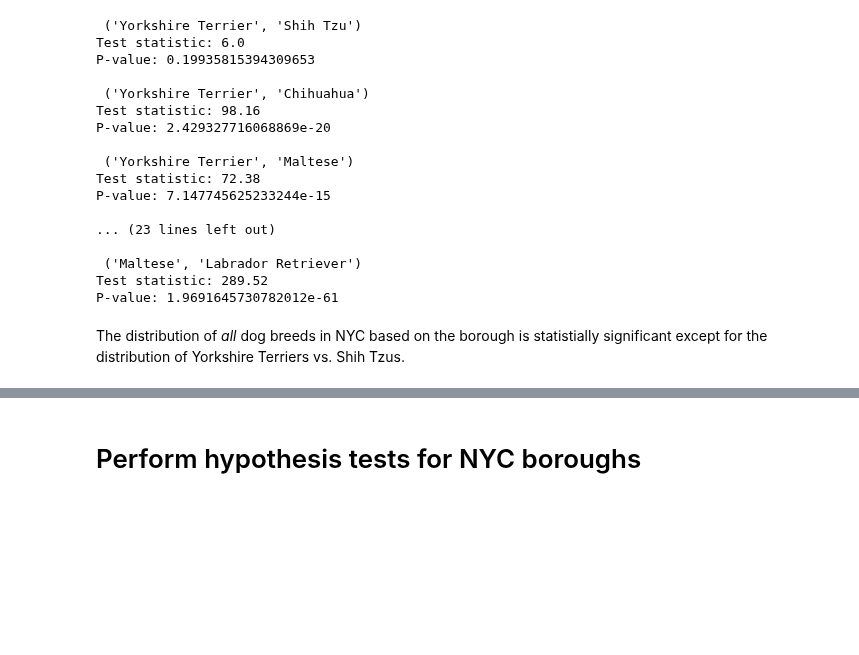
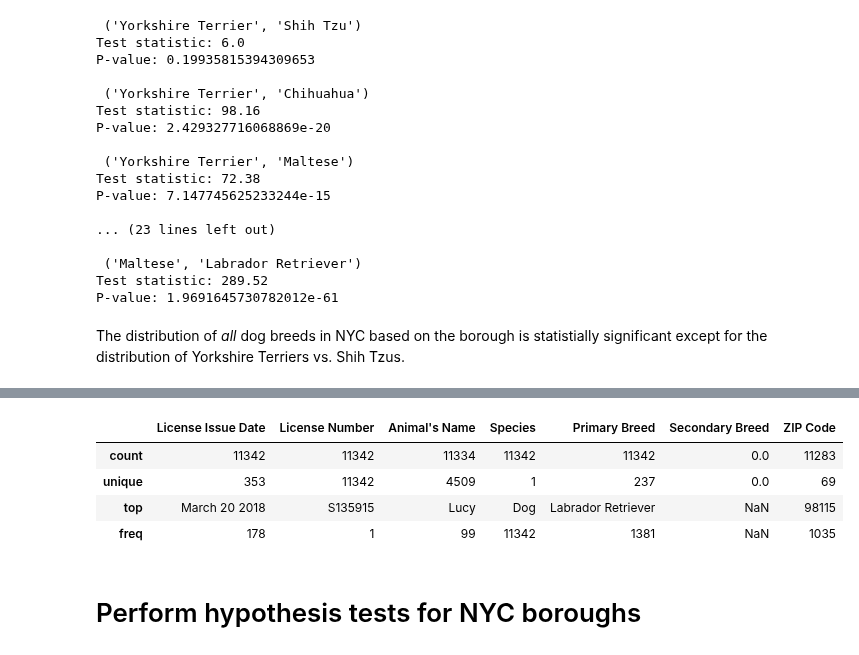
Before and after one commit to Save-All-The-Pets/dog_attributes, a Jupyter notebook: src/analysis.ipynb, the cells around one changed output, grey strips where cells are left out. Cells and saved outputs as stored; diff of their text form; code cells hidden in the pictures; blank space fills up the shorter version.

```diff
--- a/src/analysis.ipynb
+++ b/src/analysis.ipynb
@@ -352 +374,9 @@ Seattle data includes both primary and secondary breeds. Where both are given, s
+# %%
+seattle_attrib.describe()
+# %% [output]
+|  | License Issue Date | License Number | Animal's Name | Species | Primary Breed | Secondary Breed | ZIP Code |
+| count | 11342 | 11342 | 11334 | 11342 | 11342 | 0.0 | 11283 |
+| unique | 353 | 11342 | 4509 | 1 | 237 | 0.0 | 69 |
+| top | March 20 2018 | S135915 | Lucy | Dog | Labrador Retriever | NaN | 98115 |
+| freq | 178 | 1 | 99 | 11342 | 1381 | NaN | 1035 |
 # %%
```
Also changed, not shown: parts of 15 cells of this notebook.
